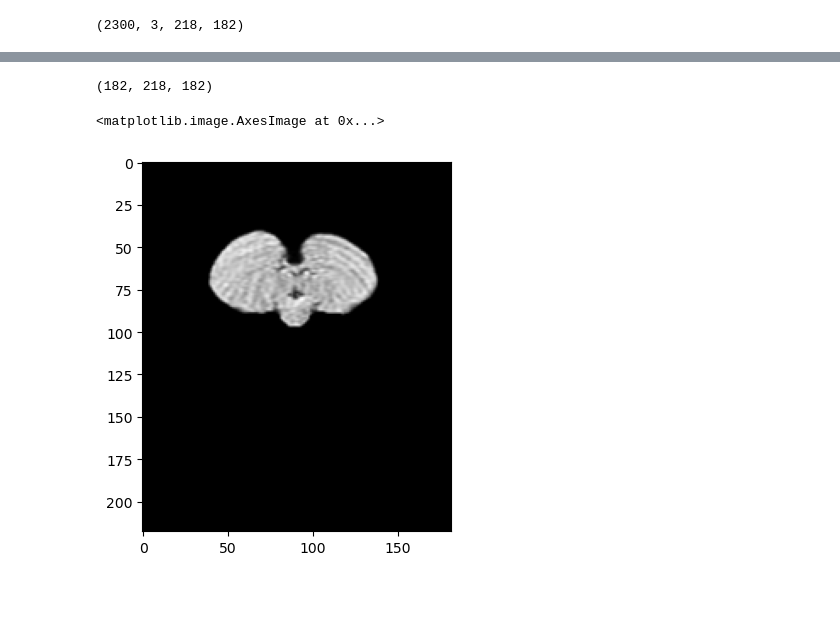
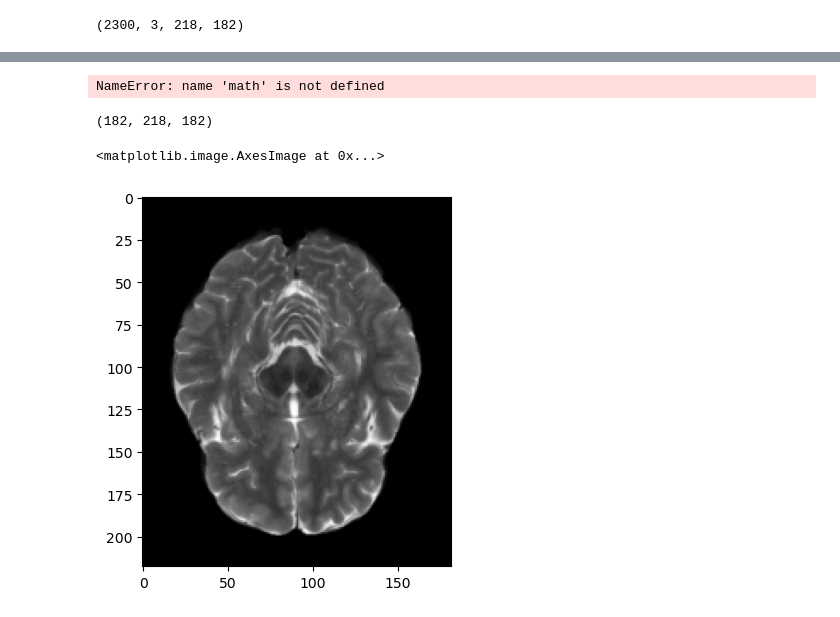
Before and after one commit to XinzhouLi/ViT_Classification, a Jupyter notebook: data/MNI_sequences/merge_data.ipynb, the cells around one changed output, grey strips where cells are left out. Cells and saved outputs as stored; diff of their text form; code cells hidden in the pictures.

```diff
--- a/data/MNI_sequences/merge_data.ipynb
+++ b/data/MNI_sequences/merge_data.ipynb
@@ -73,9 +102,58 @@ concatenate_and_fill(g2_paths,[40,140],'concatenated_data/g2_concatenated')
+# %%
+[[39, 52, 65], [35, 46, 57], [19, 25, 31]]
+def patients_index(total_patients, ratio):
+    result = []
+    for i in total_patients:
+        temp = [math.floor(i*x) for x in ratio]
+        while sum(temp) != i:
+            temp[0]+=1
+        # for j,v in enumerate(temp[1:]):
+        #     temp[j+1] = temp[j-1] + v
+        temp[1] = temp[0] + temp[1]
+        temp[2] = temp[1] + temp[2]
+        result.append(temp)
+    return result
+
+
+num_subjects = [65,57,31]
+ratio = [0.6, 0.2, 0.2]
+patients_index(num_subjects, ratio)
+def construct_dataset(patients_index, file_path, save_path):
+
+    class0 = np.load(file_path[0])
+    np.random.shuffle(class0 )
+    class1 = np.load(file_path[1])
+    np.random.shuffle(class1)
+    class2 = np.load(file_path[2])
+    np.random.shuffle(class2)
+    num_slices_per_patient = class0.shape[1]
+    train = np.concatenate((class0[0:patients_index[0][0]], class1[0:patients_index[1][0]], class2[0:patients_index[2][0]]), axis=0)
+    val = np.concatenate((class0[patients_index[0][0]:patients_index[0][1]], class1[patients_index[1][0]:patients_index[1][1]], class2[patients_index[2][0]:patients_index[2][1]]), axis=0)
+    test = np.concatenate((class0[patients_index[0][1]:patients_index[0][2]], class1[patients_index[1][1]:patients_index[1][2]], class2[patients_index[2][1]:patients_index[2][2]]), axis=0)
+
+
+
+    train = np.reshape(train, (train.shape[0]*train.shape[1], train.shape[2], train.shape[3], train.shape[4]))
+    test = np.reshape(test, (test.shape[0]*test.shape[1], test.shape[2], test.shape[3], test.shape[4]))
+    val = np.reshape(val, (val.shape[0]*val.shape[1], val.shape[2], val.shape[3], val.shape[4]))
+    print(train.shape, test.shape, val.shape)
+
+    np.save(save_path+'training_img.npy', train)
+    np.save(save_path+'testing_img.npy', test)
+    np.save(save_path+'validation_img.npy', val)
+
+    np.save(save_path+'training_lbl.npy', np.concatenate((np.array([0]*((patients_index[0][0])*num_slices_per_patient)), np.array([1]*((patients_index[1][0])*num_slices_per_patient)), np.array([2]*((patients_index[2][0])*num_slices_per_patient)))))
+    np.save(save_path+'testing_lbl.npy', np.concatenate((np.array([0]*((patients_index[0][1]-patients_index[0][0])*num_slices_per_patient)), np.array([1]*((patients_index[1][1]-patients_index[1][0])*num_slices_per_patient)), np.array([2]*((patients_index[2][1]-patients_index[2][0])*num_slices_per_patient)))))
+    np.save(save_path+'validation_lbl.npy', np.concatenate((np.array([0]*((patients_index[0][2]-patients_index[0][1])*num_slices_per_patient)), np.array([1]*((patients_index[1][2]-patients_index[1][1])*num_slices_per_patient)), np.array([2]*((patients_index[2][2]-patients_index[2][1])*num_slices_per_patient)))))
+# %% [output]
+NameError: name 'math' is not defined
 # %%
 t1 = nib.load('G1/RR-044/FLAIR_MNI_reg.nii.gz').get_fdata().astype('float32').swapaxes(0,2)
+concat = np.load('concatenated_data/g1_concatenated_img.npy')
 print(t1.shape)
 
-plt.imshow(t1[20][:][:], cmap="grey")
+plt.imshow(concat[20][1][:][:], cmap="grey")
 # %% [output]
 (182, 218, 182)
 <matplotlib.image.AxesImage at 0x...>
-[figure, old version]
+[figure, new version]
```
Also changed, not shown: parts of 2 cells of this notebook, 3 other files.
